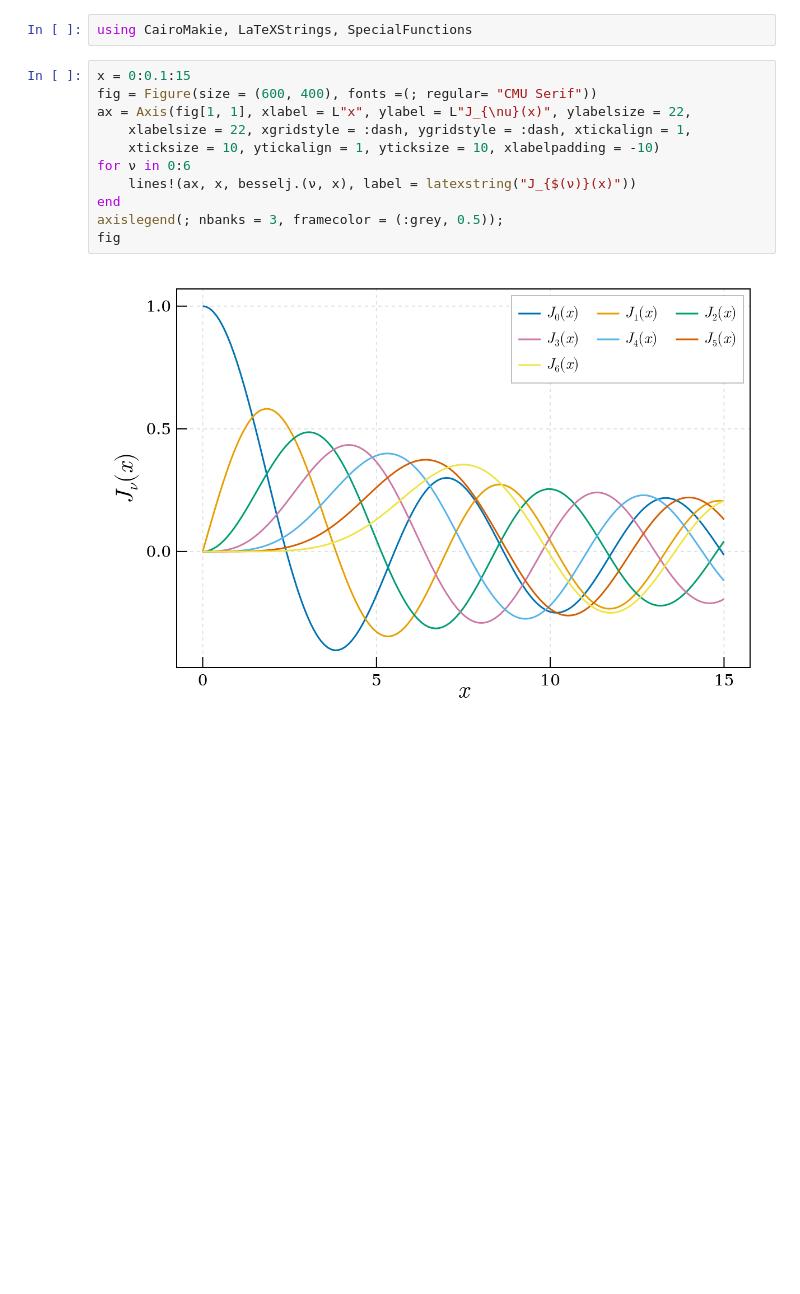
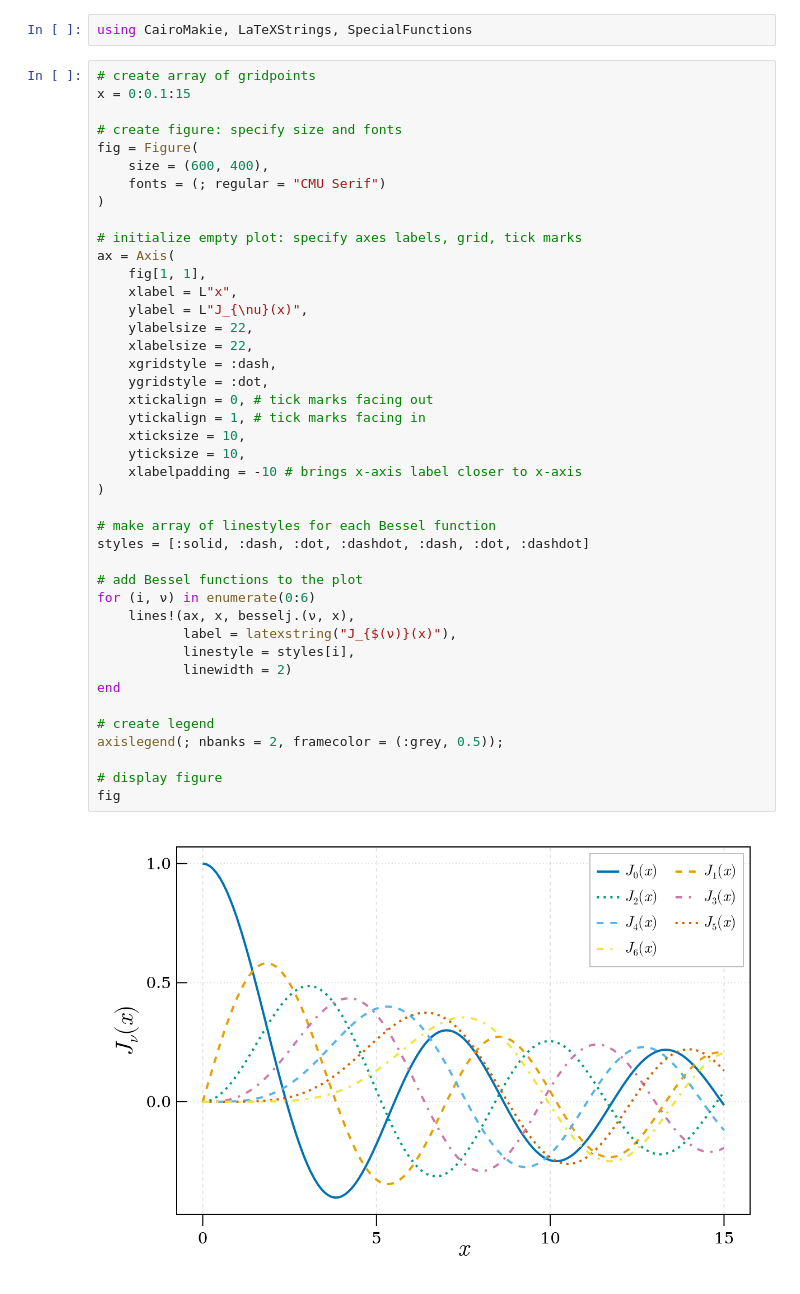
Before and after one commit to bradyelster/JuliaFiles, a Jupyter notebook: Makie/makie_bessel.ipynb, the cells around one changed output. Saved outputs shown, nothing was run; the diff lists cells and outputs as text; blank space fills up the shorter version.

```diff
--- a/Makie/makie_bessel.ipynb
+++ b/Makie/makie_bessel.ipynb
@@ -1,15 +1,46 @@
 # %%
 using CairoMakie, LaTeXStrings, SpecialFunctions
 # %%
+# create array of gridpoints
 x = 0:0.1:15
-fig = Figure(size = (600, 400), fonts =(; regular= "CMU Serif"))
-ax = Axis(fig[1, 1], xlabel = L"x", ylabel = L"J_{\nu}(x)", ylabelsize = 22,
-    xlabelsize = 22, xgridstyle = :dash, ygridstyle = :dash, xtickalign = 1,
-    xticksize = 10, ytickalign = 1, yticksize = 10, xlabelpadding = -10)
-for ν in 0:6
-    lines!(ax, x, besselj.(ν, x), label = latexstring("J_{$(ν)}(x)"))
+
+# create figure: specify size and fonts
+fig = Figure(
+    size = (600, 400),
+    fonts = (; regular = "CMU Serif")
+)
+
+# initialize empty plot: specify axes labels, grid, tick marks
+ax = Axis(
+    fig[1, 1],
+    xlabel = L"x",
+    ylabel = L"J_{\nu}(x)",
+    ylabelsize = 22,
+    xlabelsize = 22,
+    xgridstyle = :dash,
+    ygridstyle = :dot,
+    xtickalign = 0, # tick marks facing out
+    ytickalign = 1, # tick marks facing in
+    xticksize = 10,
+    yticksize = 10,
+    xlabelpadding = -10 # brings x-axis label closer to x-axis
+)
+
+# make array of linestyles for each Bessel function
+styles = [:solid, :dash, :dot, :dashdot, :dash, :dot, :dashdot]
+
+# add Bessel functions to the plot
+for (i, ν) in enumerate(0:6)
+    lines!(ax, x, besselj.(ν, x),
+           label = latexstring("J_{$(ν)}(x)"),
+           linestyle = styles[i],
+           linewidth = 2)
 end
-axislegend(; nbanks = 3, framecolor = (:grey, 0.5));
+
+# create legend
+axislegend(; nbanks = 2, framecolor = (:grey, 0.5));
+
+# display figure
 fig
 # %% [output]
-[figure, old version]
+[figure, new version]
```
Also changed, not shown: 9 other files.
